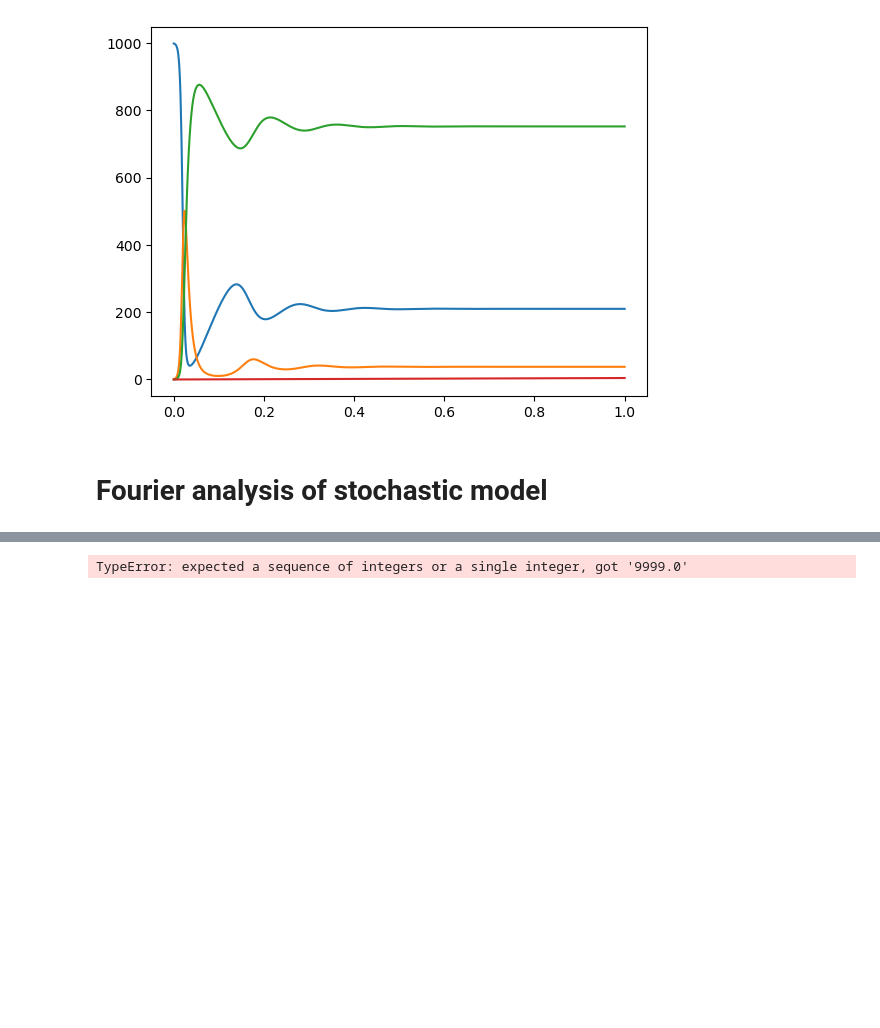
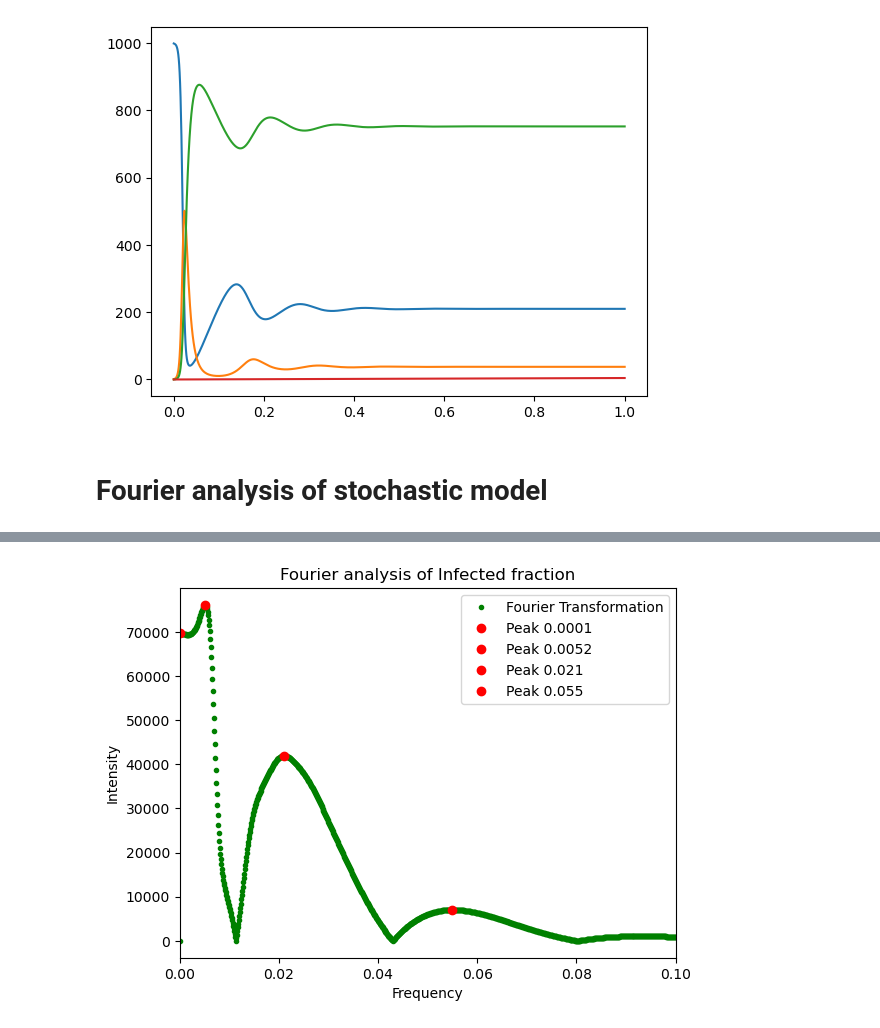
Before and after one commit to VictorianHues/Stochastic-SpatialModels_Assignment2, a Jupyter notebook: Peterson_15476758_Beumer_12640662_assignment2.ipynb, the cells around one changed output, grey strips where cells are left out. Cells and saved outputs as stored; diff of their text form; code cells hidden in the pictures; blank space fills up the shorter version.

```diff
--- a/Peterson_15476758_Beumer_12640662_assignment2.ipynb
+++ b/Peterson_15476758_Beumer_12640662_assignment2.ipynb
@@ -314,6 +336,6 @@ fourierOnSeries(model.results.I_List, averageTimeStepSize)
 # %%
-deterministicModel = SIRModelDeterministic(995, 5, 0, 1000, 0.5, 0.1, 0.005, 0.1, 1000)
+deterministicModel = SIRModelDeterministic(995, 5, 0, 1000, 0.5, 0.1, 0.005, 0.1, 10000)
 deterministicModel.SIRModel()
 fourierOnSeries(deterministicModel.results.I_List, deterministicModel.timeInterval, height=3000)
 # %% [output]
-TypeError: expected a sequence of integers or a single integer, got '9999.0'
+[figure, added]
```
Also changed, not shown: parts of 5 cells of this notebook.
